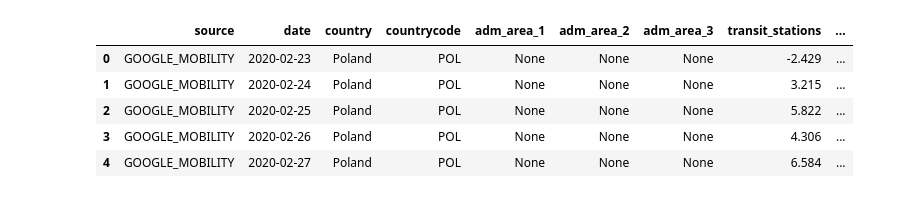
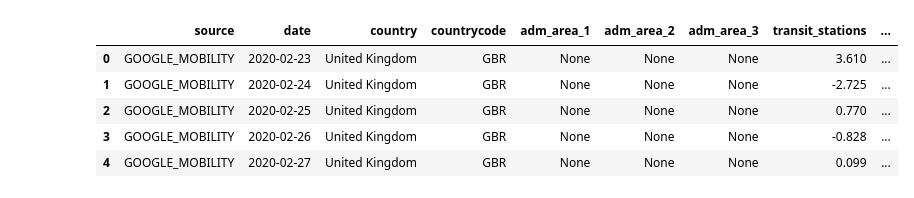
Before and after one commit to covid19db/data-archive, a Jupyter notebook: jupyter-examples/covid19db_mobility.ipynb, the cells around one changed output. Cells and saved outputs as stored; diff of their text form; code cells hidden in the pictures.

```diff
--- a/jupyter-examples/covid19db_mobility.ipynb
+++ b/jupyter-examples/covid19db_mobility.ipynb
@@ -1,30 +6,30 @@
 # %%
 import psycopg2
 import pandas as pd
 from pandas.plotting import register_matplotlib_converters
 
 # Connect to covid19db.org
 conn = psycopg2.connect(
     host='covid19db.org',
     port=5432,
     dbname='covid19',
     user='covid19',
     password='covid19'
 )
 cur = conn.cursor()
-cur.execute("""SELECT m.* FROM mobility AS m
-WHERE country='Poland' AND
-adm_area_1 IS NULL AND
-adm_area_2 IS NULL
-ORDER BY date
-""")
+cur.execute("""SELECT * FROM mobility
+               WHERE countrycode='GBR' AND
+                      adm_area_1 IS NULL AND
+                      adm_area_2 IS NULL
+               ORDER BY date
+            """)
 
 mobility_data = pd.DataFrame(cur.fetchall(), columns=[desc[0] for desc in cur.description])
 mobility_data.head()
 # %% [output]
 |  | source | date | country | countrycode | adm_area_1 | adm_area_2 | adm_area_3 | transit_stations | ... |
-| 0 | GOOGLE_MOBILITY | 2020-02-23 | Poland | POL | None | None | None | -2.429 | ... |
-| 1 | GOOGLE_MOBILITY | 2020-02-24 | Poland | POL | None | None | None | 3.215 | ... |
-| 2 | GOOGLE_MOBILITY | 2020-02-25 | Poland | POL | None | None | None | 5.822 | ... |
-| 3 | GOOGLE_MOBILITY | 2020-02-26 | Poland | POL | None | None | None | 4.306 | ... |
-| 4 | GOOGLE_MOBILITY | 2020-02-27 | Poland | POL | None | None | None | 6.584 | ... |
+| 0 | GOOGLE_MOBILITY | 2020-02-23 | United Kingdom | GBR | None | None | None | 3.610 | ... |
+| 1 | GOOGLE_MOBILITY | 2020-02-24 | United Kingdom | GBR | None | None | None | -2.725 | ... |
+| 2 | GOOGLE_MOBILITY | 2020-02-25 | United Kingdom | GBR | None | None | None | 0.770 | ... |
+| 3 | GOOGLE_MOBILITY | 2020-02-26 | United Kingdom | GBR | None | None | None | -0.828 | ... |
+| 4 | GOOGLE_MOBILITY | 2020-02-27 | United Kingdom | GBR | None | None | None | 0.099 | ... |
```
Also changed, not shown: parts of 1 cell of this notebook, 2 other files.
